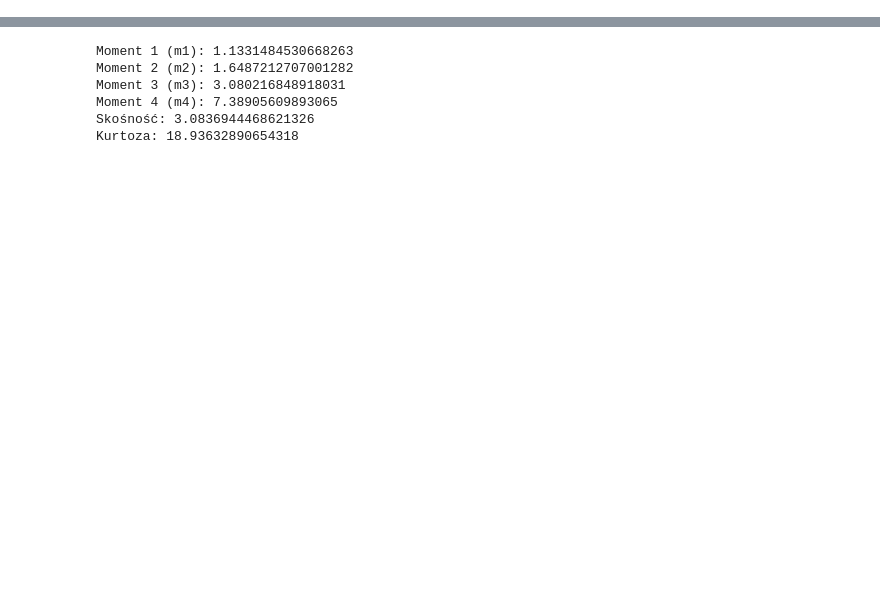
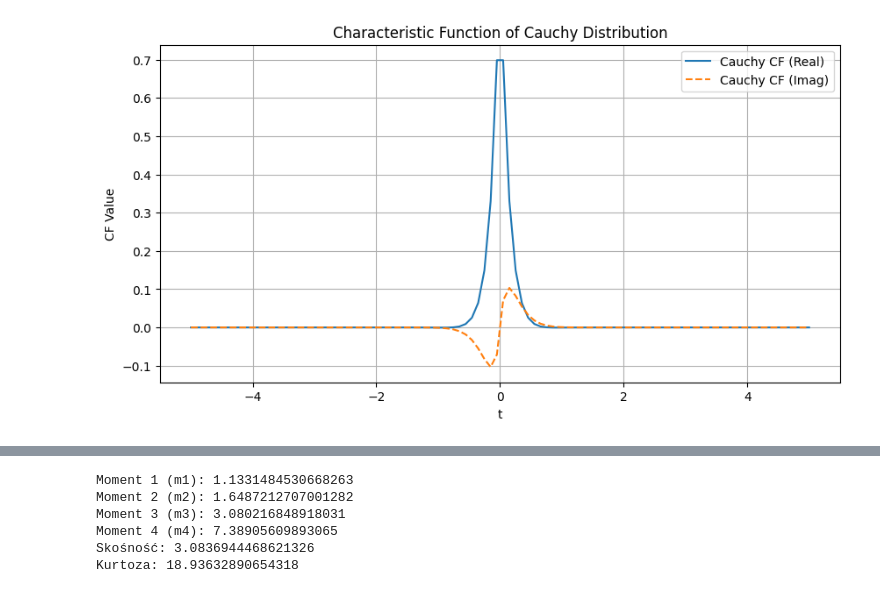
Before and after one commit to TypicalMonkey/Risk-machen, a Jupyter notebook: RM1.ipynb, the cells around one changed output, grey strips where cells are left out. Drawn from its saved outputs; the diff is of its cells as text; code cells hidden in the pictures; blank space fills up the shorter version.

```diff
--- a/RM1.ipynb
+++ b/RM1.ipynb
@@ -36,0 +35,27 @@ Kurtoza dla rozkładu jednostajnego na przedziale [-0.5, 0.5]: 1.800000000000000
+# %%
+def characteristic_function_cauchy(t, x0, gamma):
+    return np.exp(1j * x0 * t - gamma * np.abs(t))
+
+def sum_characteristic_function_cauchy(t, x0_values, gamma_values):
+    x0_sum = sum(x0_values)
+    gamma_sum = sum(gamma_values)
+    return np.exp(1j * x0_sum * t - gamma_sum * np.abs(t))
+
+x0_values = [1, -2, 3]
+gamma_values = [1.5, 2.5, 3]
+t_values = np.linspace(-5, 5, 100)
+
+y_values = sum_characteristic_function_cauchy(t_values, x0_values, gamma_values)
+y_values_cauchy = sum_characteristic_function_cauchy(t_values, x0_values, gamma_values)
+
+plt.figure(figsize=(10, 5))
+plt.plot(t_values, np.real(y_values_cauchy), label='Cauchy CF (Real)')
+plt.plot(t_values, np.imag(y_values_cauchy), label='Cauchy CF (Imag)', linestyle='dashed')
+plt.legend()
+plt.title('Characteristic Function of Cauchy Distribution')
+plt.xlabel('t')
+plt.ylabel('CF Value')
+plt.grid()
+plt.show()
+# %% [output]
+[figure, added]
```
Also changed, not shown: parts of 18 cells of this notebook.
